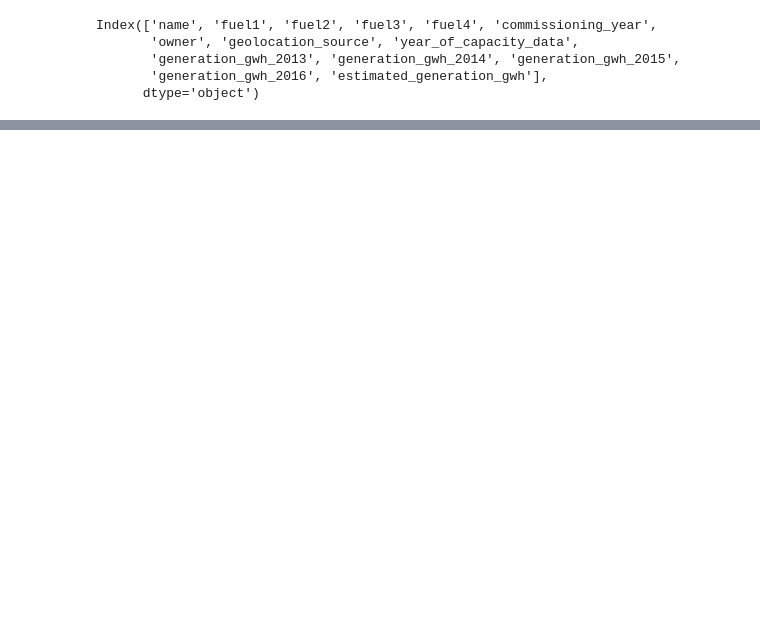
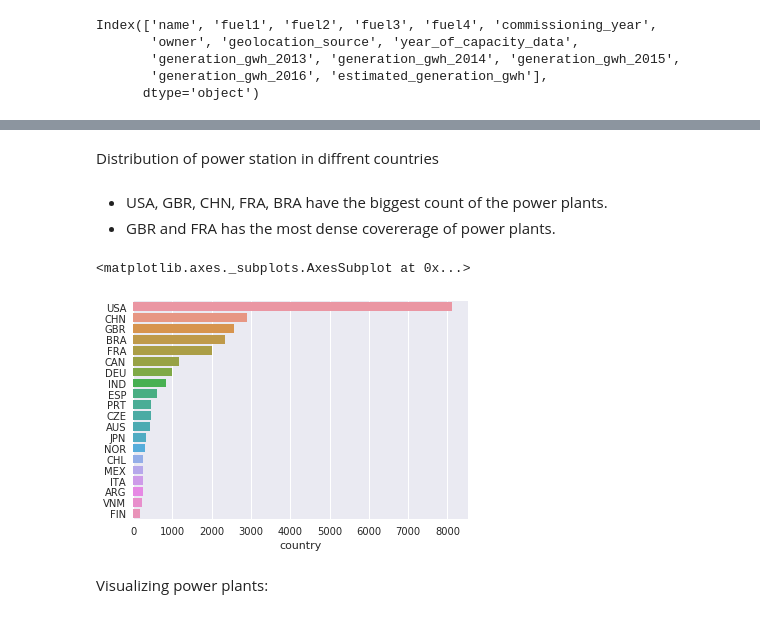
Before and after one commit to Saphirox/Energy-research, a Jupyter notebook: energy.data_exp.python.1.0.ipynb, the cells around one changed output, grey strips where cells are left out. Cells and saved outputs as stored; diff of their text form; code cells hidden in the pictures; blank space fills up the shorter version.

```diff
--- a/energy.data_exp.python.1.0.ipynb
+++ b/energy.data_exp.python.1.0.ipynb
@@ -146,0 +227,13 @@ for i, ax in zip(int_df.columns, axes.flatten()):
+# %% [markdown]
+Distribution of power station in diffrent countries
+# %% [markdown]
+- USA, GBR, CHN, FRA, BRA have the biggest count of the power plants.
+- GBR and FRA has the most dense covererage of power plants.
+# %%
+countries = df['country'].value_counts()[:20]
+sns.barplot(countries, countries.index)
+# %% [output]
+<matplotlib.axes._subplots.AxesSubplot at 0x...>
+[figure, added]
+# %% [markdown]
+Visualizing power plants:
```
Also changed, not shown: parts of 35 cells of this notebook, 3 other files.
